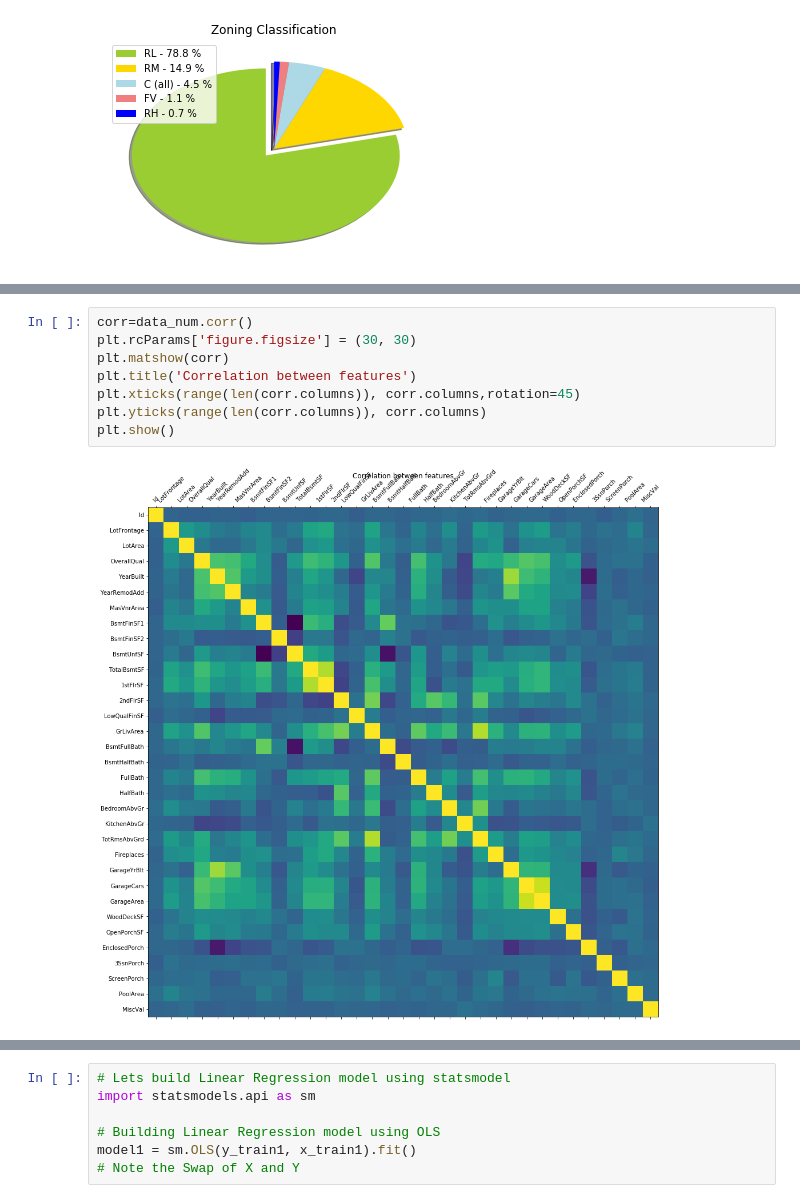
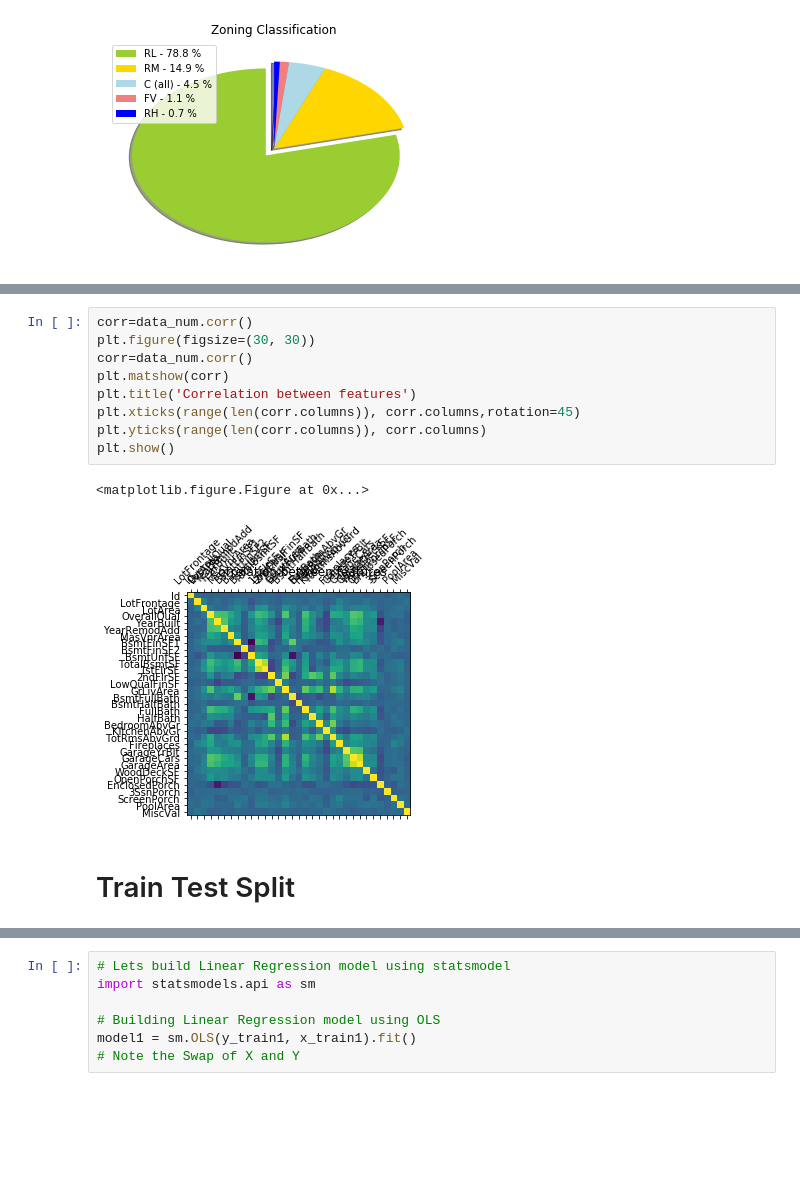
Before and after one commit to ParthasarathySubburaj/Imarticus, a Jupyter notebook: Data_Analytics_With_Python/Linear_Regression_Project/LR .ipynb, the cells around one changed output, grey strips where cells are left out. Saved outputs shown, nothing was run; the diff lists cells and outputs as text; blank space fills up the shorter version.

```diff
--- a/Data_Analytics_With_Python/Linear_Regression_Project/LR .ipynb
+++ b/Data_Analytics_With_Python/Linear_Regression_Project/LR .ipynb
@@ -323,14 +348,18 @@ data_num.corr()
 33 rows × 33 columns
 # %%
 corr=data_num.corr()
-plt.rcParams['figure.figsize'] = (30, 30)
+plt.figure(figsize=(30, 30))
+corr=data_num.corr()
 plt.matshow(corr)
 plt.title('Correlation between features')
 plt.xticks(range(len(corr.columns)), corr.columns,rotation=45)
 plt.yticks(range(len(corr.columns)), corr.columns)
 plt.show()
 # %% [output]
+<matplotlib.figure.Figure at 0x...>
-[figure, old version]
+[figure, new version]
+# %% [markdown]
+# Train Test Split
 # %%
 #Let us now split the dataset into train & test
 from sklearn.cross_validation import train_test_split
```
Also changed, not shown: parts of 38 cells of this notebook, 7 other files.
